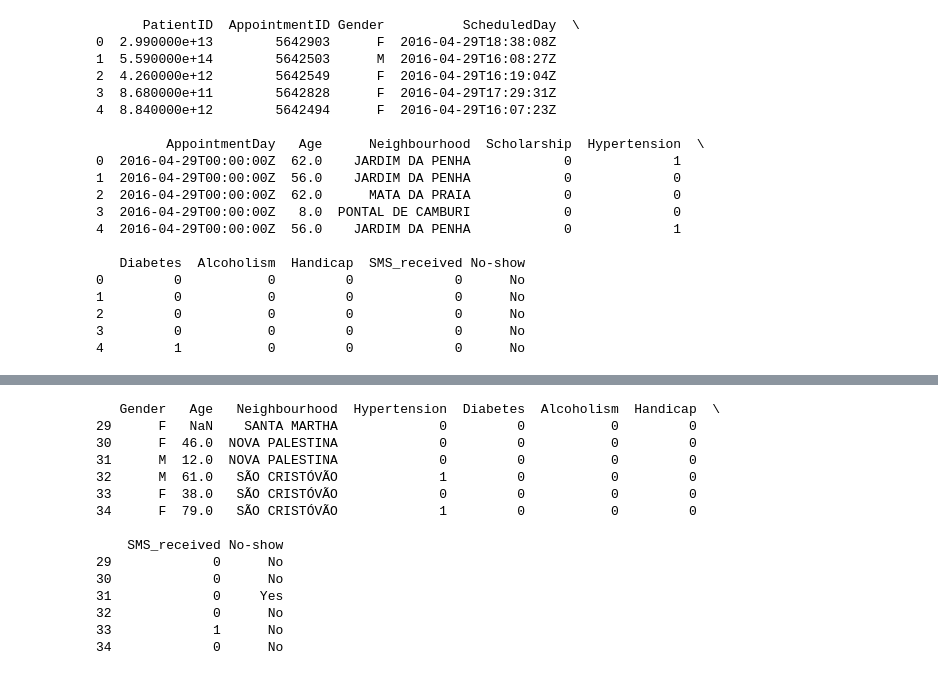
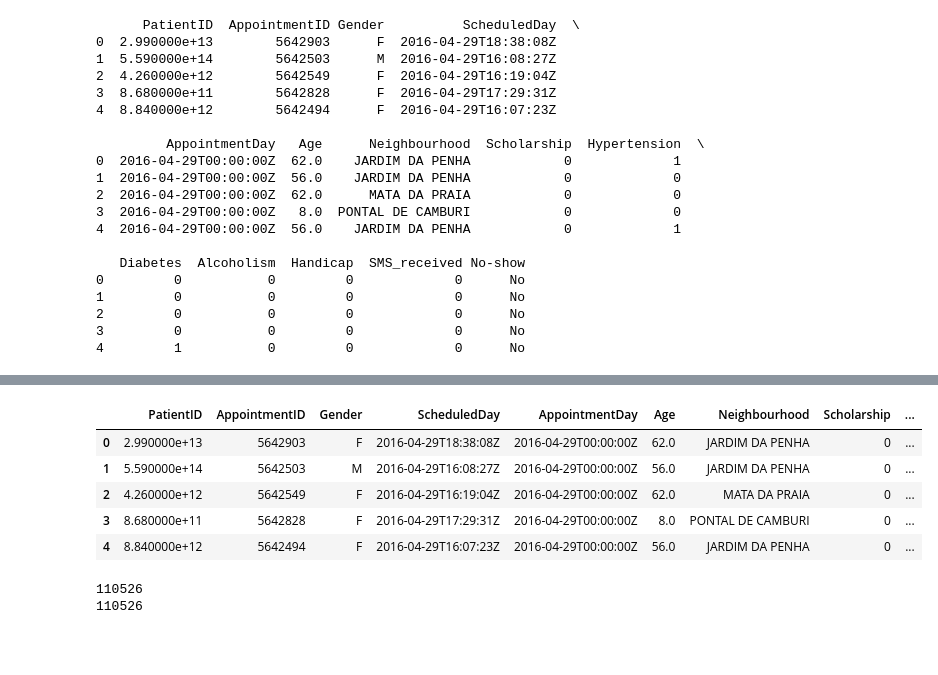
Before and after one commit to Nervoload/IAI5101-Assignments, a Jupyter notebook: ASSIGNMENT1/data_preprocessing.ipynb, the cells around one changed output, grey strips where cells are left out. Drawn from its saved outputs; the diff is of its cells as text; code cells hidden in the pictures; blank space fills up the shorter version.

```diff
--- a/ASSIGNMENT1/data_preprocessing.ipynb
+++ b/ASSIGNMENT1/data_preprocessing.ipynb
@@ -45,3 +70,26 @@ print(df[:5])
+# %%
+# Drop rows with negative values in column 'Age'
+
+for row in df.index:
+    if df.loc[row, 'Age'] < 0:
+        df.drop(row, inplace=True)
+
+df.head()
+# %% [output]
+|  | PatientID | AppointmentID | Gender | ScheduledDay | AppointmentDay | Age | Neighbourhood | Scholarship | ... |
+| 0 | 2.990000e+13 | 5642903 | F | 2016-04-29T18:38:08Z | 2016-04-29T00:00:00Z | 62.0 | JARDIM DA PENHA | 0 | ... |
+| 1 | 5.590000e+14 | 5642503 | M | 2016-04-29T16:08:27Z | 2016-04-29T00:00:00Z | 56.0 | JARDIM DA PENHA | 0 | ... |
+| 2 | 4.260000e+12 | 5642549 | F | 2016-04-29T16:19:04Z | 2016-04-29T00:00:00Z | 62.0 | MATA DA PRAIA | 0 | ... |
+| 3 | 8.680000e+11 | 5642828 | F | 2016-04-29T17:29:31Z | 2016-04-29T00:00:00Z | 8.0 | PONTAL DE CAMBURI | 0 | ... |
+| 4 | 8.840000e+12 | 5642494 | F | 2016-04-29T16:07:23Z | 2016-04-29T00:00:00Z | 56.0 | JARDIM DA PENHA | 0 | ... |
+# %%
+# check for duplicates & drop them
+print(len(df))
+df = df.drop_duplicates()
+print(len(df))
+# %% [output]
+110526
+110526
 # %%
 # DATA PREPROCESSING
 # Dropping the columns that are not required
@@ -49,21 +97,3 @@ df = df.drop(['PatientID', 'AppointmentID', 'ScheduledDay', 'AppointmentDay', 'S
-# %%
-print(df[29:35])
-# %% [output]
-   Gender   Age   Neighbourhood  Hypertension  Diabetes  Alcoholism  Handicap  \
-29      F   NaN    SANTA MARTHA             0         0           0         0
-30      F  46.0  NOVA PALESTINA             0         0           0         0
-31      M  12.0  NOVA PALESTINA             0         0           0         0
-32      M  61.0   SÃO CRISTÓVÃO             1         0           0         0
-33      F  38.0   SÃO CRISTÓVÃO             0         0           0         0
-34      F  79.0   SÃO CRISTÓVÃO             1         0           0         0
-
-    SMS_received No-show
-29             0      No
-30             0      No
-31             0     Yes
-32             0      No
-33             1      No
-34             0      No
 # %%
 # removing the rows with missing values
 # print lenght of df before removing the rows with missing values
```
Also changed, not shown: parts of 13 cells of this notebook, 6 other files.
